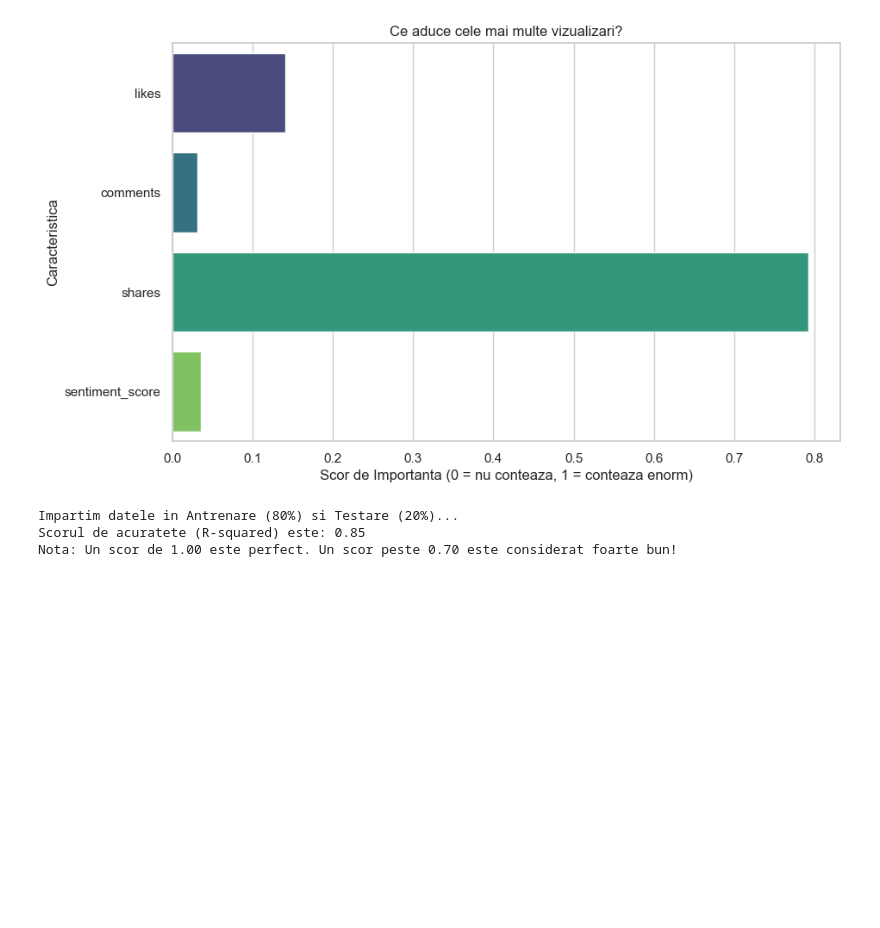
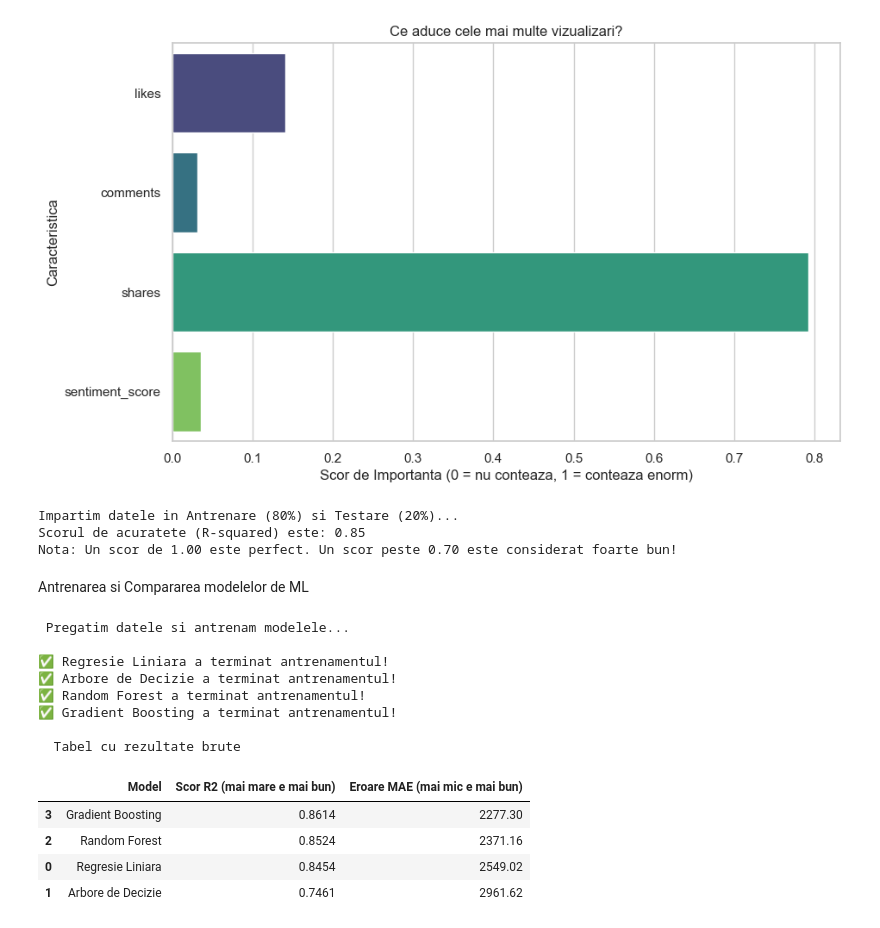
Before and after one commit to Morovanuuu/Proiect-Sisteme-Inteligente, a Jupyter notebook: analiza_youtube.ipynb, the cells around one changed output. Cells and saved outputs as stored; diff of their text form; code cells hidden in the pictures; blank space fills up the shorter version.

Commit message:
Antrenare si comparare a 5 modele brute

```diff
--- a/analiza_youtube.ipynb
+++ b/analiza_youtube.ipynb
@@ -196,3 +196,73 @@ print("Nota: Un scor de 1.00 este perfect. Un scor peste 0.70 este considerat fo
 Impartim datele in Antrenare (80%) si Testare (20%)...
 Scorul de acuratete (R-squared) este: 0.85
 Nota: Un scor de 1.00 este perfect. Un scor peste 0.70 este considerat foarte bun!
+# %% [markdown]
+Antrenarea si Compararea modelelor de ML
+# %%
+# Import algoritmii si instrumentele de masurare pentru comparatie
+from sklearn.model_selection import train_test_split
+from sklearn.linear_model import LinearRegression
+from sklearn.tree import DecisionTreeRegressor
+from sklearn.ensemble import RandomForestRegressor, GradientBoostingRegressor
+from sklearn.neighbors import KNeighborsRegressor
+from sklearn.metrics import r2_score, mean_absolute_error
+import pandas as pd
+
+print(" Pregatim datele si antrenam modelele...\n")
+
+# 1. Definim datele noastre pentru antrenare si testare
+features = ['likes', 'comments', 'shares', 'sentiment_score']
+X = df[features].fillna(0)
+y = df['views'].fillna(0)
+
+# Impartim datele in 80% Antrenare / 20% Testare
+X_train, X_test, y_train, y_test = train_test_split(X, y, test_size=0.2, random_state=42)
+
+# 2. Cream lista cu cei 3 algoritmi
+modele = {
+    "Regresie Liniara": LinearRegression(),
+    "Arbore de Decizie": DecisionTreeRegressor(random_state=42),
+    "Random Forest": RandomForestRegressor(n_estimators=50, random_state=42),
+    "Gradient Boosting": GradientBoostingRegressor(random_state=42),
+    "K-Nearest Neighbors": KNeighborsRegressor()
+
+}
+
+rezultate_brute = []
+
+# 3. Antrenam si testam fiecare algoritm pe rand
+for nume, model in modele.items():
+    model.fit(X_train, y_train)          #
+    predictii = model.predict(X_test)    #
+
+    # Calculam notele
+    scor_r2 = r2_score(y_test, predictii)
+    eroare_mae = mean_absolute_error(y_test, predictii)
+
+    # Salvam rezultatele
+    rezultate_brute.append({
+        "Model": nume,
+        "Scor R2 (mai mare e mai bun)": round(scor_r2, 4),
+        "Eroare MAE (mai mic e mai bun)": round(eroare_mae, 2)
+    })
+    print(f"✅ {nume} a terminat antrenamentul!")
+
+# 4. Cream tabelul comparativ final
+df_rezultate = pd.DataFrame(rezultate_brute).sort_values(by="Scor R2 (mai mare e mai bun)", ascending=False)
+
+print("\n  Tabel cu rezultate brute  ")
+display(df_rezultate)
+# %% [output]
+ Pregatim datele si antrenam modelele...
+
+✅ Regresie Liniara a terminat antrenamentul!
+✅ Arbore de Decizie a terminat antrenamentul!
+✅ Random Forest a terminat antrenamentul!
+✅ Gradient Boosting a terminat antrenamentul!
+
+  Tabel cu rezultate brute
+|  | Model | Scor R2 (mai mare e mai bun) | Eroare MAE (mai mic e mai bun) |
+| 3 | Gradient Boosting | 0.8614 | 2277.30 |
+| 2 | Random Forest | 0.8524 | 2371.16 |
+| 0 | Regresie Liniara | 0.8454 | 2549.02 |
+| 1 | Arbore de Decizie | 0.7461 | 2961.62 |
```
Also changed, not shown: parts of 2 cells of this notebook.
